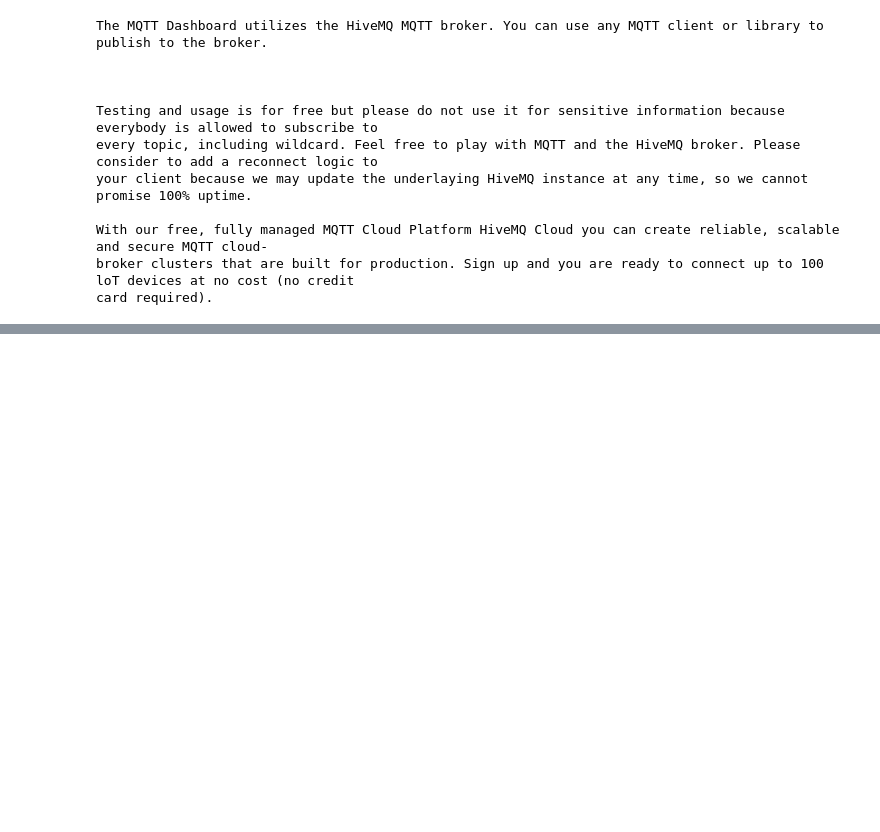
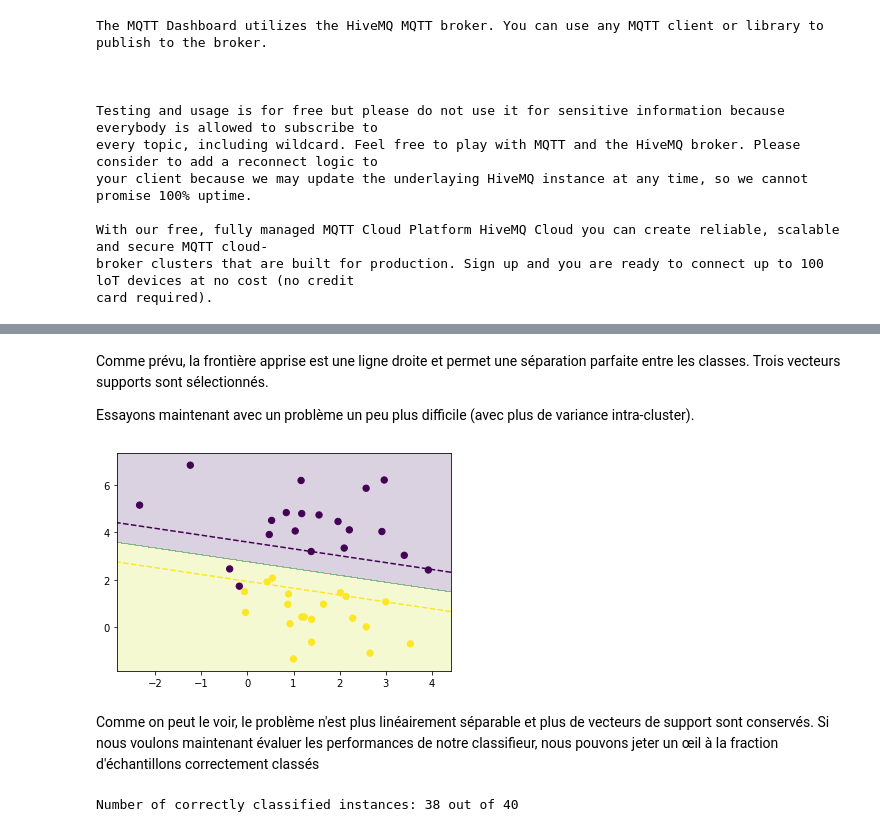
Before and after one commit to hamdi-ridha/Workshop-New-Vision, a Jupyter notebook: Workshop_New_Vision.ipynb, the cells around one changed output, grey strips where cells are left out. Drawn from its saved outputs; the diff is of its cells as text; code cells hidden in the pictures; blank space fills up the shorter version.

```diff
--- a/Workshop_New_Vision.ipynb
+++ b/Workshop_New_Vision.ipynb
@@ -939,0 +1002,18 @@ card required).
+# %% [markdown]
+Comme prévu, la frontière apprise est une ligne droite et permet une séparation parfaite entre les classes. Trois vecteurs supports sont sélectionnés.
+
+Essayons maintenant avec un problème un peu plus difficile (avec plus de variance intra-cluster).
+# %%
+X, y = make_blobs(n_samples=40, n_features=2, centers=2, cluster_std=1.3, random_state=0)
+clf = SVC(kernel="linear")
+clf.fit(X, y)
+plot_decision(clf, X, y)
+# %% [output]
+[figure, added]
+# %% [markdown]
+Comme on peut le voir, le problème n'est plus linéairement séparable et plus de vecteurs de support sont conservés. Si nous voulons maintenant évaluer les performances de notre classifieur, nous pouvons jeter un œil à la fraction d'échantillons correctement classés
+# %%
+y_predicted = clf.predict(X)
+print("Number of correctly classified instances: %d out of %d" % (np.sum(y_predicted == y), y.shape[0]))
+# %% [output]
+Number of correctly classified instances: 38 out of 40
```
Also changed, not shown: parts of 50 cells of this notebook.
